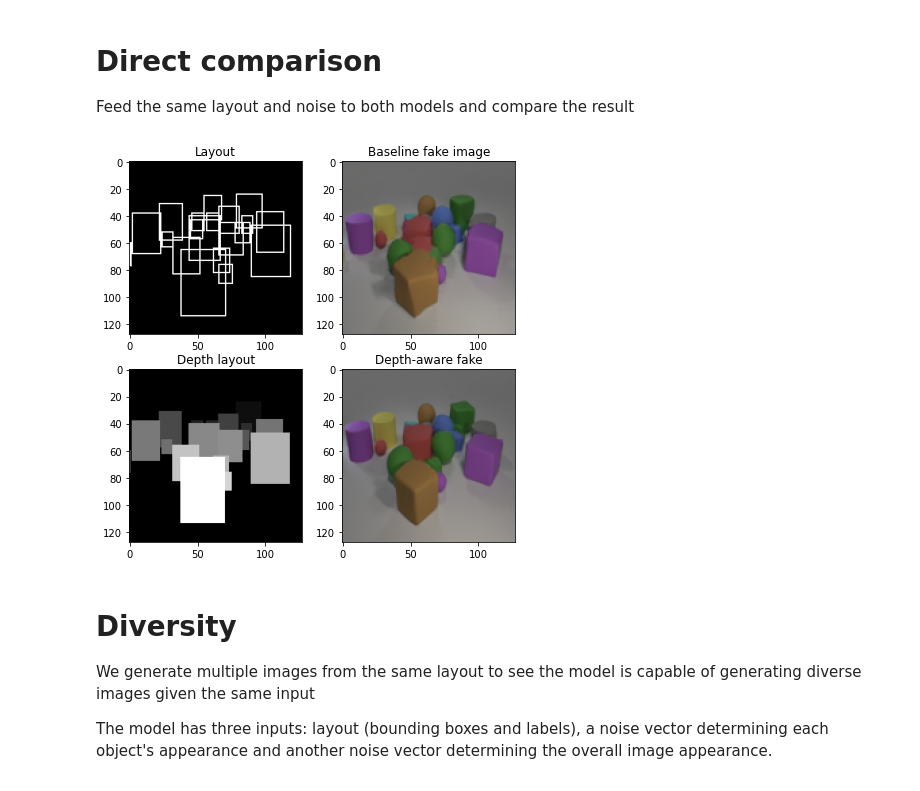
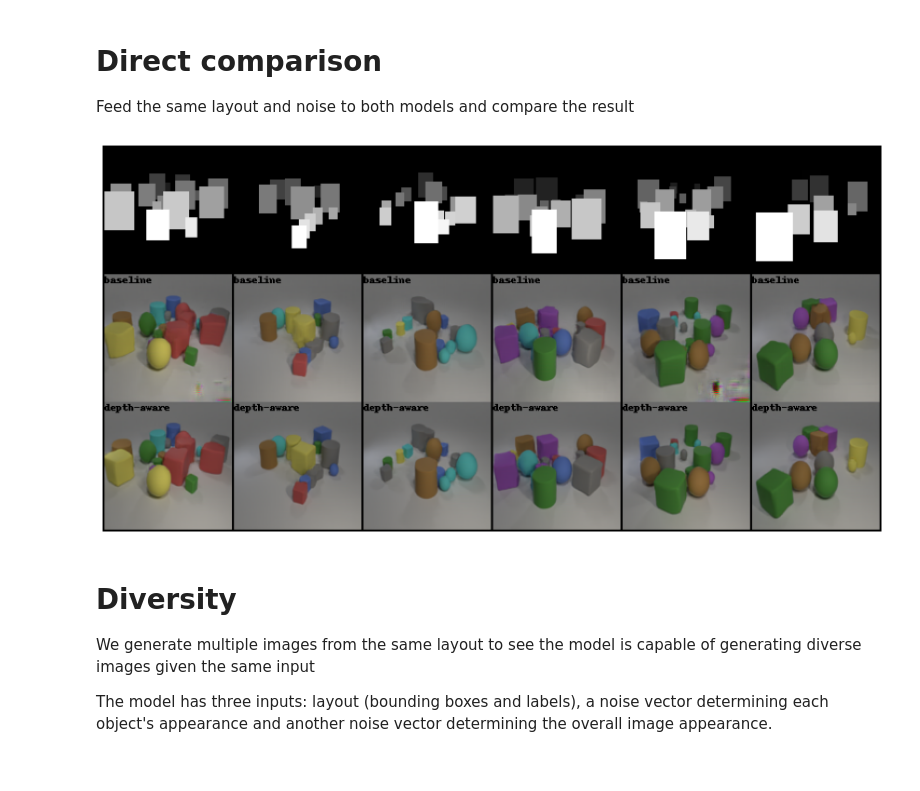
Before and after one commit to anrigo/LostGANs, a Jupyter notebook: qualitative.ipynb, the cells around one changed output. Saved outputs shown, nothing was run; the diff lists cells and outputs as text; code cells hidden in the pictures.

Commit message:
direct_comparison now builds a grid for easier comparison

```diff
--- a/qualitative.ipynb
+++ b/qualitative.ipynb
@@ -270,7 +286,7 @@ def direct_comparison(idx):
 # %%
-direct_comparison(layout_index)
+direct_comparison()
 # %% [output]
-[figure, old version]
+[figure, new version]
 # %% [markdown]
 # Diversity
 We generate multiple images from the same layout to see the model is capable of generating diverse images given the same input
```
Also changed, not shown: parts of 4 cells of this notebook.
